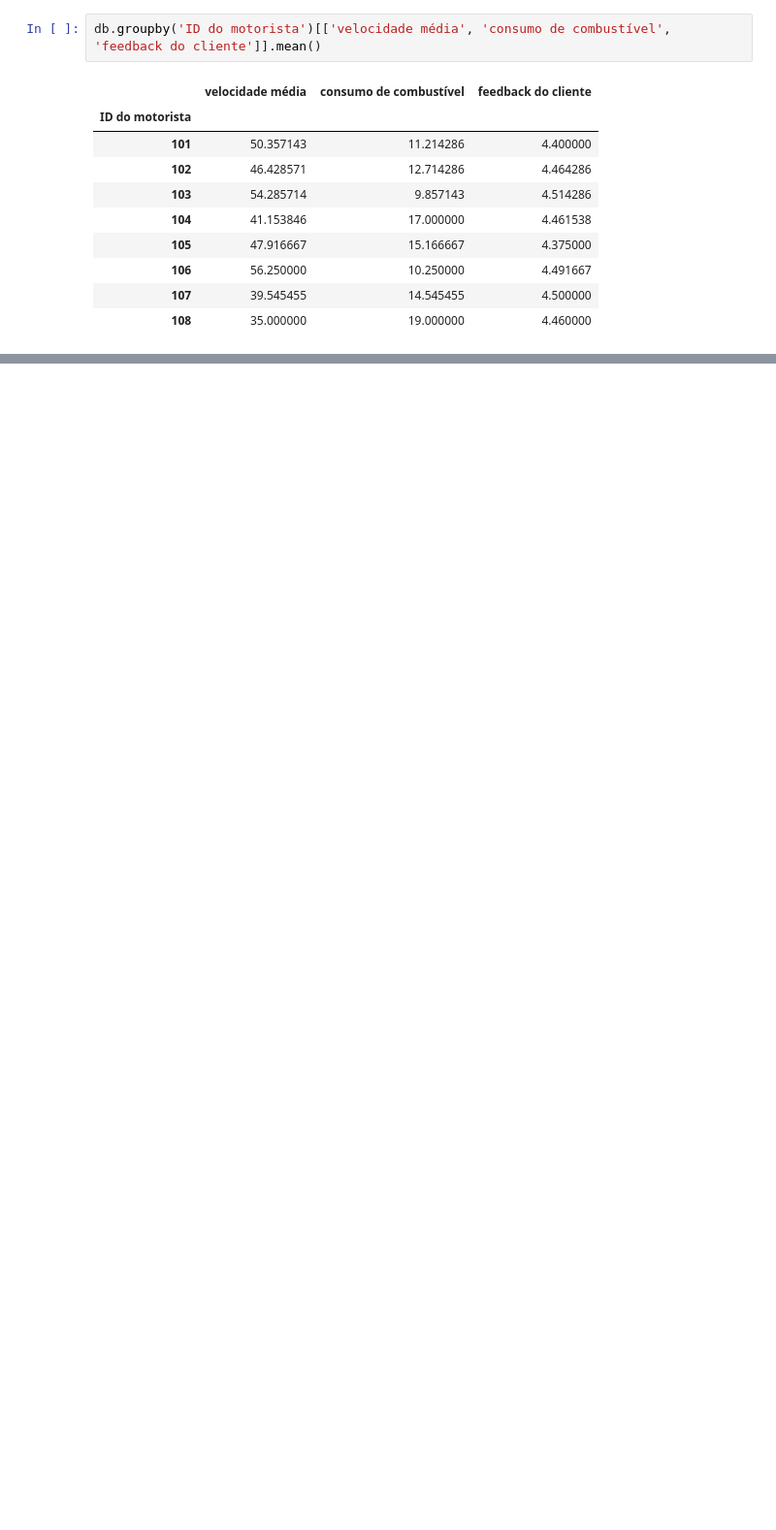
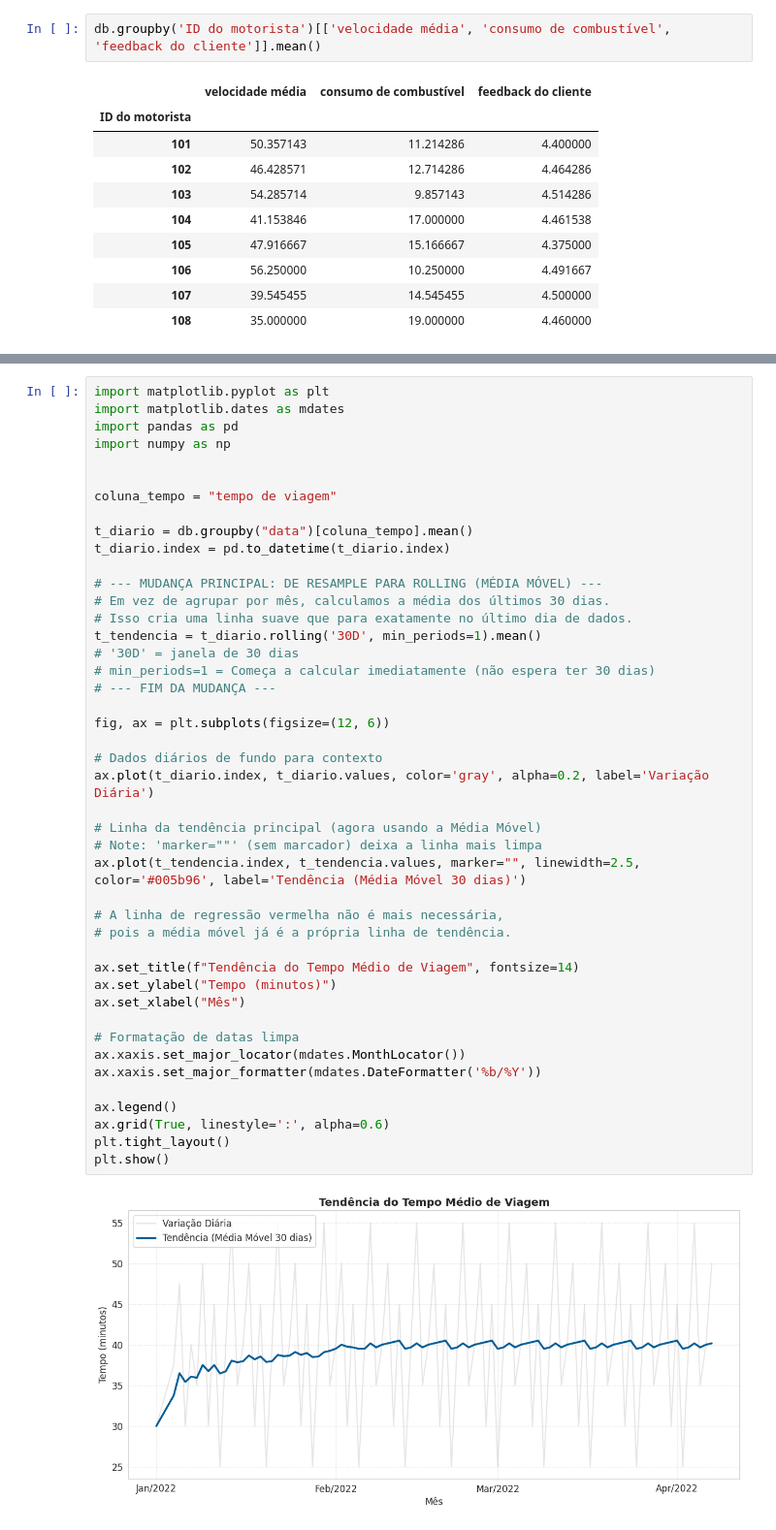
Before and after one commit to LUCASDNORONHA/analise-desempenho-frota, a Jupyter notebook: notebooks/01_preprocessing.ipynb, the cells around one changed output, grey strips where cells are left out. Shown: that part at 97% size. Drawn from its saved outputs; the diff is of its cells as text; blank space fills up the shorter version.

```diff
--- a/notebooks/01_preprocessing.ipynb
+++ b/notebooks/01_preprocessing.ipynb
@@ -102,0 +167,46 @@ plt.show()
+# %%
+import matplotlib.pyplot as plt
+import matplotlib.dates as mdates
+import pandas as pd
+import numpy as np
+
+
+coluna_tempo = "tempo de viagem"
+
+t_diario = db.groupby("data")[coluna_tempo].mean()
+t_diario.index = pd.to_datetime(t_diario.index)
+
+# --- MUDANÇA PRINCIPAL: DE RESAMPLE PARA ROLLING (MÉDIA MÓVEL) ---
+# Em vez de agrupar por mês, calculamos a média dos últimos 30 dias.
+# Isso cria uma linha suave que para exatamente no último dia de dados.
+t_tendencia = t_diario.rolling('30D', min_periods=1).mean()
+# '30D' = janela de 30 dias
+# min_periods=1 = Começa a calcular imediatamente (não espera ter 30 dias)
+# --- FIM DA MUDANÇA ---
+
+fig, ax = plt.subplots(figsize=(12, 6))
+
+# Dados diários de fundo para contexto
+ax.plot(t_diario.index, t_diario.values, color='gray', alpha=0.2, label='Variação Diária')
+
+# Linha da tendência principal (agora usando a Média Móvel)
+# Note: 'marker=""' (sem marcador) deixa a linha mais limpa
+ax.plot(t_tendencia.index, t_tendencia.values, marker="", linewidth=2.5, color='#005b96', label='Tendência (Média Móvel 30 dias)')
+
+# A linha de regressão vermelha não é mais necessária,
+# pois a média móvel já é a própria linha de tendência.
+
+ax.set_title(f"Tendência do Tempo Médio de Viagem", fontsize=14)
+ax.set_ylabel("Tempo (minutos)")
+ax.set_xlabel("Mês")
+
+# Formatação de datas limpa
+ax.xaxis.set_major_locator(mdates.MonthLocator())
+ax.xaxis.set_major_formatter(mdates.DateFormatter('%b/%Y'))
+
+ax.legend()
+ax.grid(True, linestyle=':', alpha=0.6)
+plt.tight_layout()
+plt.show()
+# %% [output]
+[figure, added]
```
Also changed, not shown: parts of 15 cells of this notebook, 3 other files.
